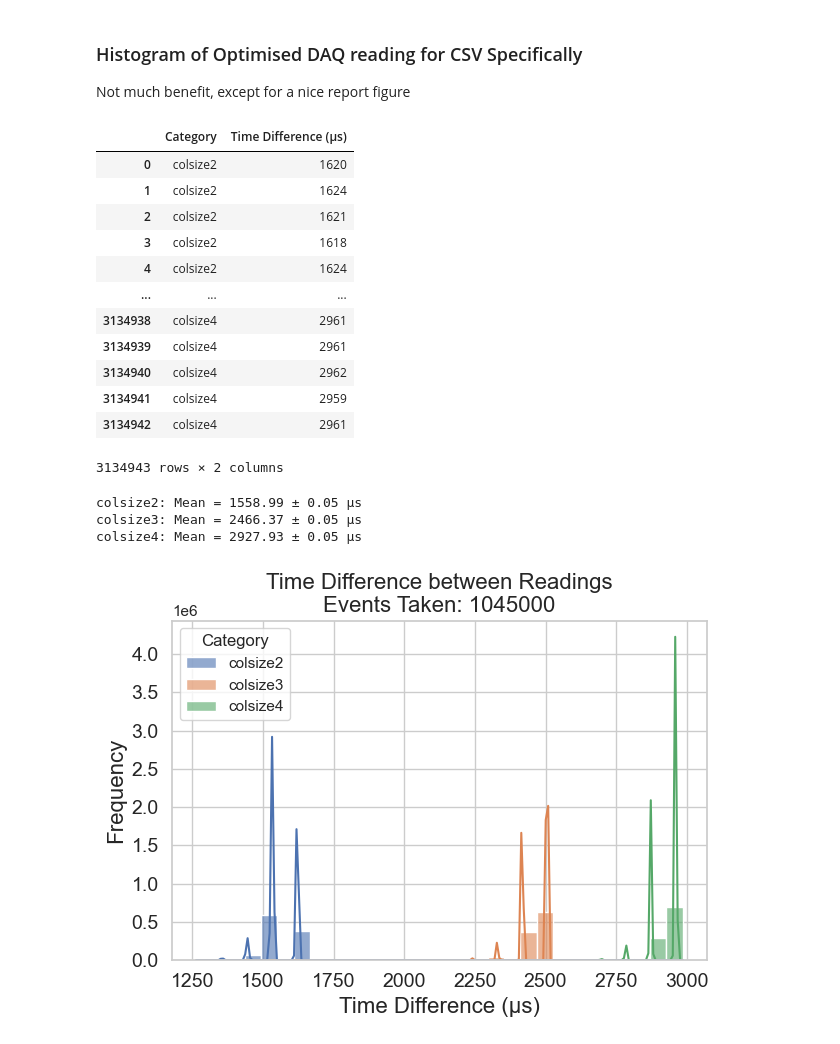
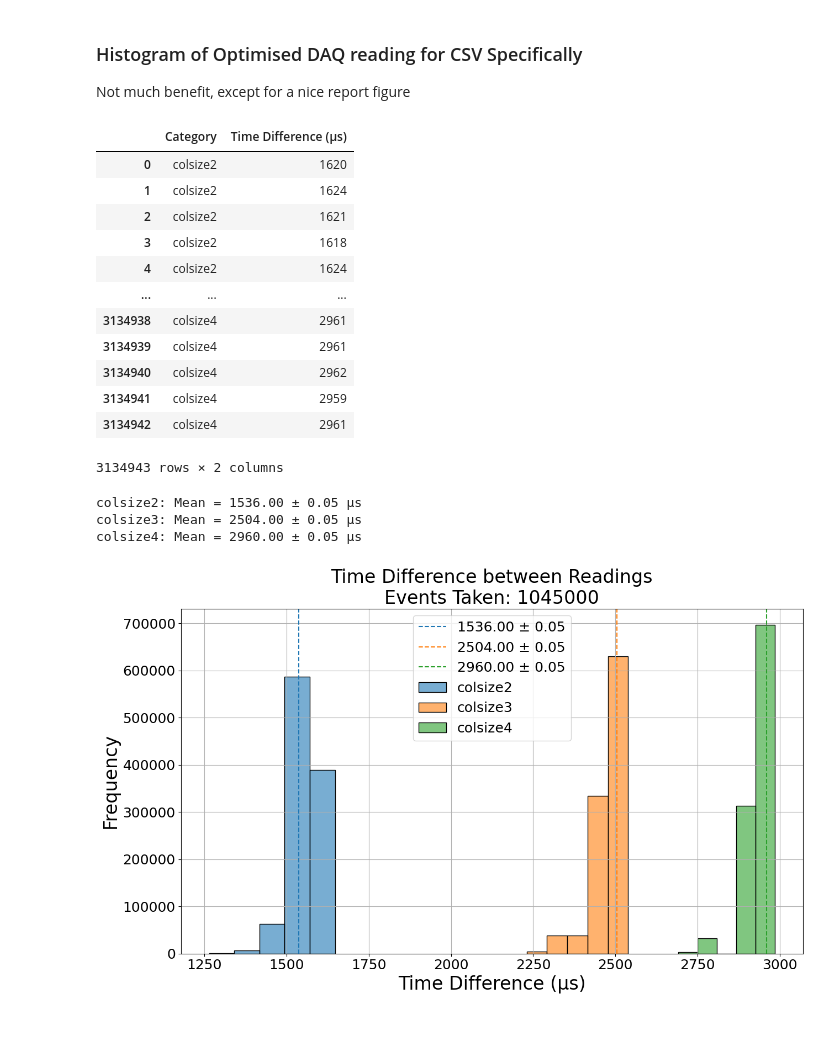
Before and after one commit to The-Great-Nate/DAQLab_Pico_DataAnalysis, a Jupyter notebook: python/visualisation_code/initial_notebook.ipynb, the cells around one changed output. Cells and saved outputs as stored; diff of their text form; code cells hidden in the pictures.

```diff
--- a/python/visualisation_code/initial_notebook.ipynb
+++ b/python/visualisation_code/initial_notebook.ipynb
@@ -733,41 +738,50 @@ for folder, category in folders.items():
             data["pico_time_stamp_std_us"] = (data["pico_time_stamp_us"] - data["pico_time_stamp_us"][0]) / 1E6
             time_diffs = np.diff(data["pico_time_stamp_us"])
 
             all_data.extend([(category, td) for td in time_diffs])
 
 df_time_diffs = pd.DataFrame(all_data, columns=["Category", "Time Difference (µs)"])
 display(df_time_diffs)
 
+palette = {"colsize2": "tab:blue",
+           "colsize3": "tab:orange",
+           "colsize4": "tab:green"}
+plt.figure(figsize=(13,8))
 for category in df_time_diffs["Category"].unique():
     subset = df_time_diffs[df_time_diffs["Category"] == category]["Time Difference (µs)"]
-    print(f"{category}: Mean = {subset.mean():.2f} ± {stats.sem(subset):.2f} µs")
+    print(f"{category}: Mean = {subset.median():.2f} ± {stats.sem(subset):.2f} µs")
+
+    sns.histplot(subset, bins=5, kde=False, alpha=0.6, label=f'{category}')
+    plt.axvline(subset.median(), color=palette[category], linestyle='--', label=f'{subset.median():.2f} ± {stats.sem(subset):.2f}')
 
 # Plot histogram comparing categories
 no_events = np.sum(np.arange(10000, 100001, 5000))
-sns.histplot(df_time_diffs, x="Time Difference (µs)", hue="Category", bins=30, kde=True, alpha=0.6,)
-plt.title(f"Time Difference between Readings\nEvents Taken: {no_events}", fontsize = 16)
-plt.xlabel("Time Difference (µs)", fontsize = 16)
-plt.ylabel("Frequency", fontsize = 16)
-plt.xticks(fontsize = 14)
-plt.yticks(fontsize = 14)
+#sns.histplot(df_time_diffs, x="Time Difference (µs)", hue="Category", bins=30, kde=True, alpha=0.6,)
+plt.title(f"Time Difference between Readings\nEvents Taken: {no_events}", fontsize = 24)
+plt.xlabel("Time Difference (µs)", fontsize = 24)
+plt.ylabel("Frequency", fontsize = 24)
+plt.xticks(fontsize = 18)
+plt.yticks(fontsize = 18)
+plt.grid(True)
+plt.legend(fontsize = 18)
 plt.tight_layout()
 plt.savefig("Updated_Writing_CSV.pdf", bbox_inches = "tight", format = "pdf")
 plt.show()
 # %% [output]
 |  | Category | Time Difference (µs) |
 | 0 | colsize2 | 1620 |
 | 1 | colsize2 | 1624 |
 | 2 | colsize2 | 1621 |
 | 3 | colsize2 | 1618 |
 | 4 | colsize2 | 1624 |
 | ... | ... | ... |
 | 3134938 | colsize4 | 2961 |
 | 3134939 | colsize4 | 2961 |
 | 3134940 | colsize4 | 2962 |
 | 3134941 | colsize4 | 2959 |
 | 3134942 | colsize4 | 2961 |
 3134943 rows × 2 columns
-colsize2: Mean = 1558.99 ± 0.05 µs
-colsize3: Mean = 2466.37 ± 0.05 µs
-colsize4: Mean = 2927.93 ± 0.05 µs
+colsize2: Mean = 1536.00 ± 0.05 µs
+colsize3: Mean = 2504.00 ± 0.05 µs
+colsize4: Mean = 2960.00 ± 0.05 µs
-[figure, old version]
+[figure, new version]
```
Also changed, not shown: parts of 2 cells of this notebook, 1 other file.
